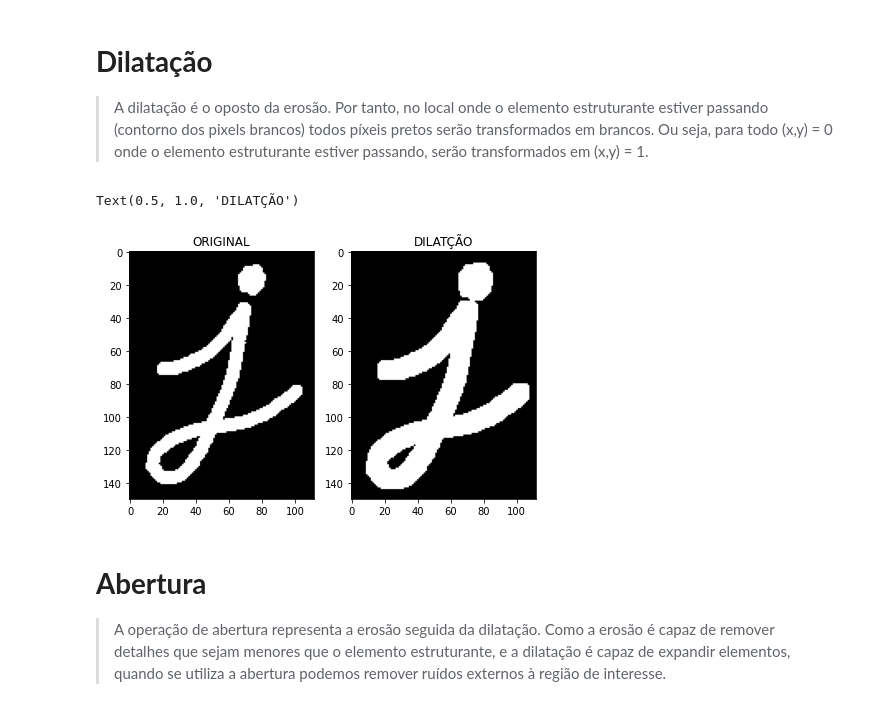
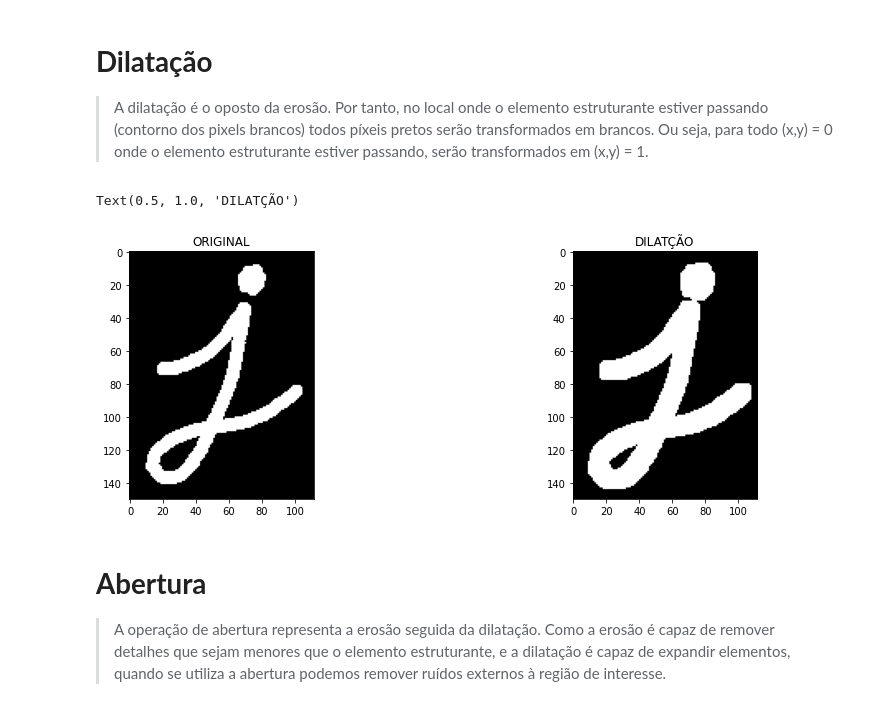
Before and after one commit to Jose-Bruno/ProcessamentoDigitalDeImagens, a Jupyter notebook: Projeto_Final_José_Bruno_da_Silva_Santos.ipynb, the cells around one changed output. Drawn from its saved outputs; the diff is of its cells as text; code cells hidden in the pictures.

```diff
--- a/Projeto_Final_José_Bruno_da_Silva_Santos.ipynb
+++ b/Projeto_Final_José_Bruno_da_Silva_Santos.ipynb
@@ -122,20 +122,20 @@ def dilatacao(imagem, elemento_estruturante):
 # %%
 imagem_dilatada = dilatacao(imagem=img, elemento_estruturante=elemento_estruturante)
 
 fig = plt.figure(figsize=(6.4 * 3, 4.8 * 3), constrained_layout=False)
 
 # Imagem original
 fig1 = fig.add_subplot(1, 5, 1)
 fig1.imshow(img, cmap="gray")
 plt.title("ORIGINAL")
 
 # Dilatação
-fig3 = fig.add_subplot(1, 5, 2)
+fig3 = fig.add_subplot(1, 5, 3)
 fig3.imshow(imagem_dilatada, cmap="gray")
 plt.title("DILATÇÃO")
 # %% [output]
 Text(0.5, 1.0, 'DILATÇÃO')
-[figure, old version]
+[figure, new version]
 # %% [markdown]
 # **Abertura**
 
```
Also changed, not shown: parts of 3 cells of this notebook.
